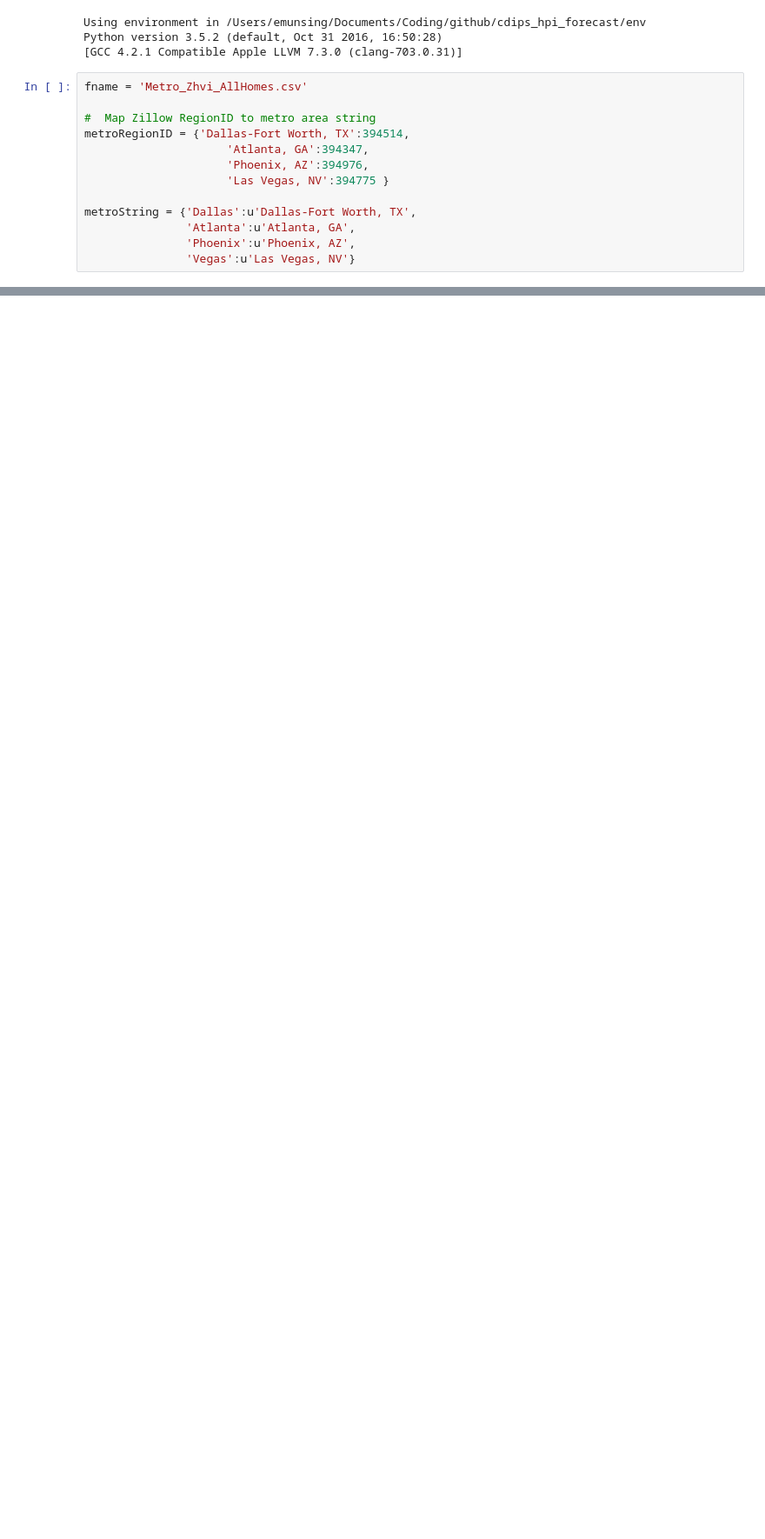
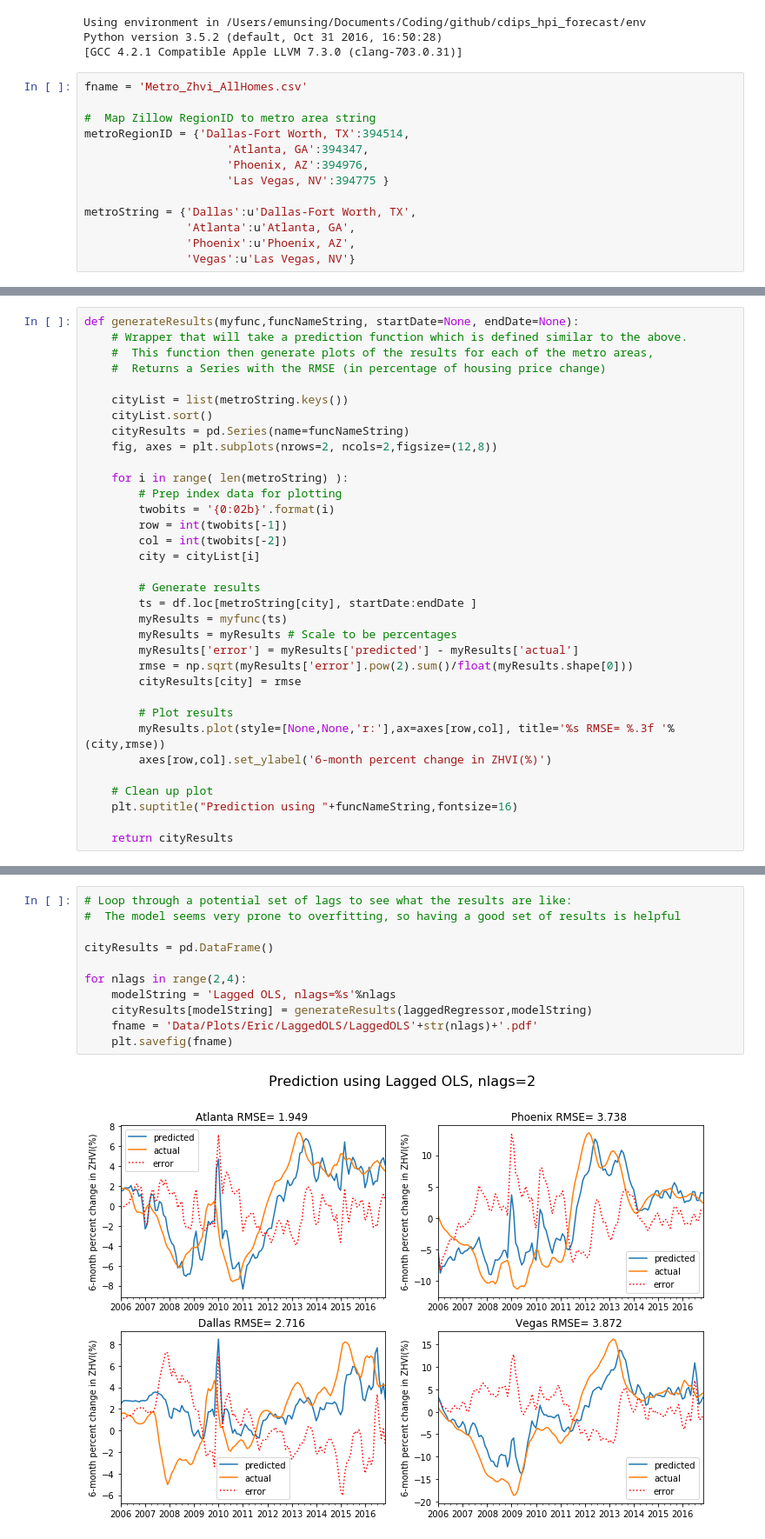
Before and after one commit to kkwteh/cdips_hpi_forecast, a Jupyter notebook: LaggedOLS.ipynb, the cells around one changed output, grey strips where cells are left out. Shown at 87% size. Drawn from its saved outputs; the diff is of its cells as text; blank space fills up the shorter version.

Commit message:
Lagged OLS exploration completed, notebook stable

```diff
--- a/LaggedOLS.ipynb
+++ b/LaggedOLS.ipynb
@@ -97,0 +49,34 @@ plt.legend()
+# %%
+def generateResults(myfunc,funcNameString, startDate=None, endDate=None):
+    # Wrapper that will take a prediction function which is defined similar to the above.
+    #  This function then generate plots of the results for each of the metro areas,
+    #  Returns a Series with the RMSE (in percentage of housing price change)
+
+    cityList = list(metroString.keys())
+    cityList.sort()
+    cityResults = pd.Series(name=funcNameString)
+    fig, axes = plt.subplots(nrows=2, ncols=2,figsize=(12,8))
+
+    for i in range( len(metroString) ):
+        # Prep index data for plotting
+        twobits = '{0:02b}'.format(i)
+        row = int(twobits[-1])
+        col = int(twobits[-2])
+        city = cityList[i]
+
+        # Generate results
+        ts = df.loc[metroString[city], startDate:endDate ]
+        myResults = myfunc(ts)
+        myResults = myResults # Scale to be percentages
+        myResults['error'] = myResults['predicted'] - myResults['actual']
+        rmse = np.sqrt(myResults['error'].pow(2).sum()/float(myResults.shape[0]))
+        cityResults[city] = rmse
+
+        # Plot results
+        myResults.plot(style=[None,None,'r:'],ax=axes[row,col], title='%s RMSE= %.3f '%(city,rmse))
+        axes[row,col].set_ylabel('6-month percent change in ZHVI(%)')
+
+    # Clean up plot
+    plt.suptitle("Prediction using "+funcNameString,fontsize=16)
+
+    return cityResults
@@ -97,0 +144,13 @@ plt.legend()
+# %%
+# Loop through a potential set of lags to see what the results are like:
+#  The model seems very prone to overfitting, so having a good set of results is helpful
+
+cityResults = pd.DataFrame()
+
+for nlags in range(2,4):
+    modelString = 'Lagged OLS, nlags=%s'%nlags
+    cityResults[modelString] = generateResults(laggedRegressor,modelString)
+    fname = 'Data/Plots/Eric/LaggedOLS/LaggedOLS'+str(nlags)+'.pdf'
+    plt.savefig(fname)
+# %% [output]
+[figure, added]
```
Also changed, not shown: parts of 12 cells of this notebook.
